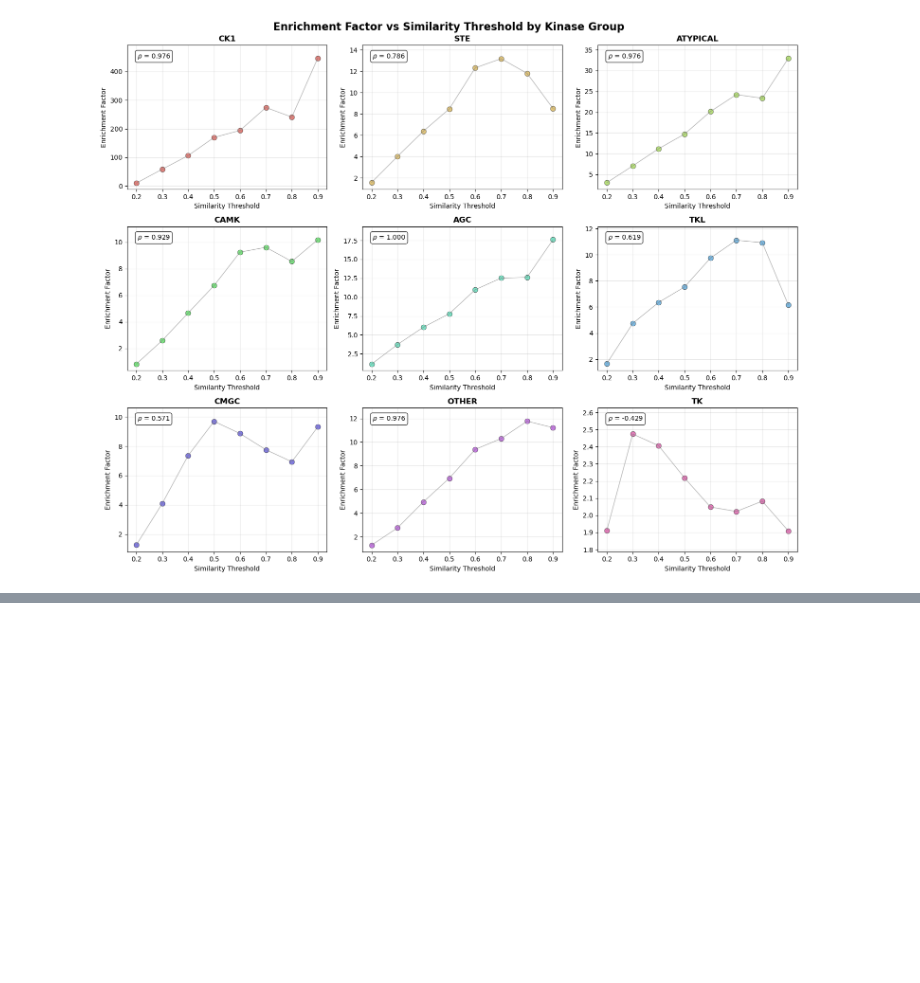
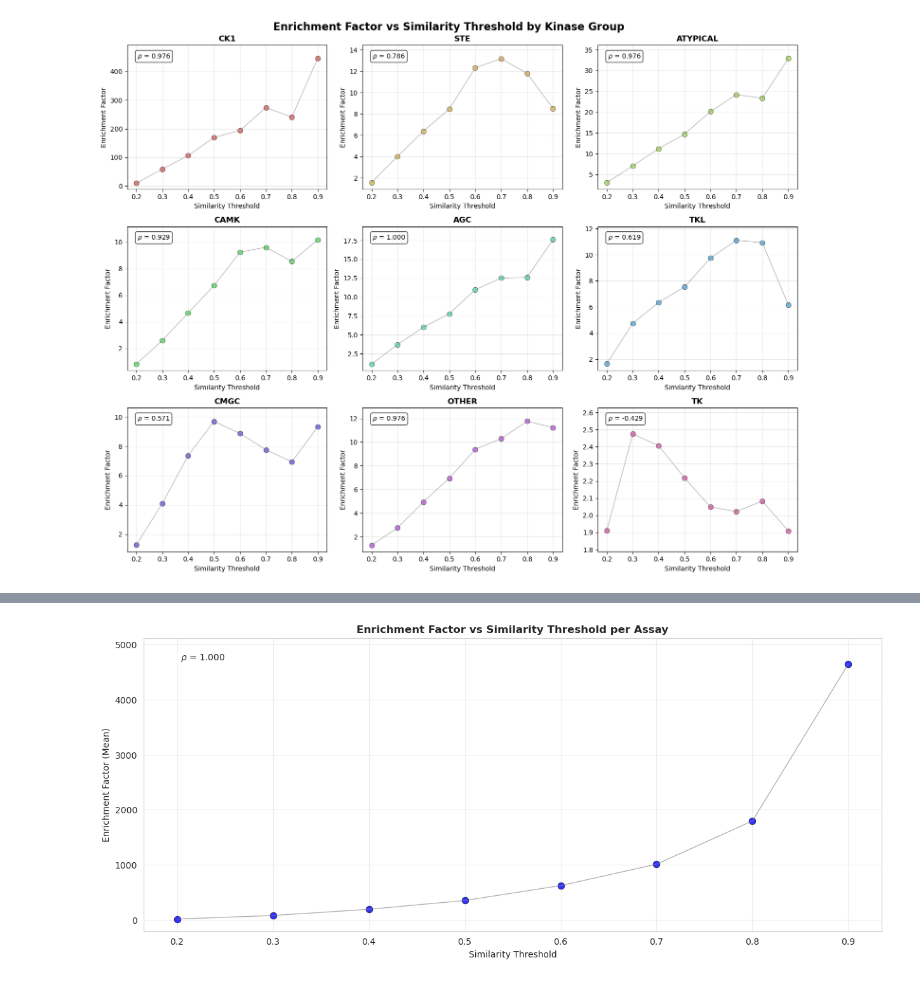
Before and after one commit to Jack-42/ligandActivityAnalysis, a Jupyter notebook: notebooks/ligand_similarity_prob_analysis.ipynb, the cells around one changed output, grey strips where cells are left out. Cells and saved outputs as stored; diff of their text form; code cells hidden in the pictures; blank space fills up the shorter version.

```diff
--- a/notebooks/ligand_similarity_prob_analysis.ipynb
+++ b/notebooks/ligand_similarity_prob_analysis.ipynb
@@ -167,0 +333,3 @@ create_multi_scatter_plots(df, cluster_order)
+# %%
+adf = assay_df_filt.group_by("threshold").agg(pl.col('enrichment_factor').mean().alias('avg_enrichment_factor')).sort("threshold")
+adf
@@ -167,0 +350,15 @@ create_multi_scatter_plots(df, cluster_order)
+# %%
+# TODO: add CI, I think can just calculate percentile interval from data itself
+plot_single_scatter(adf,
+                    "threshold",
+                    "avg_enrichment_factor",
+                    connect_points=True,
+                    ax_title="Enrichment Factor vs Similarity Threshold per Assay",
+                    ax_xlabel="Similarity Threshold",
+                    ax_ylabel="Enrichment Factor (Mean)",
+                    show_all_xticks=True,
+                    show_parity_line=False,
+                    correlation_method="spearman",
+                    color="blue")
+# %% [output]
+[figure, added]
```
Also changed, not shown: parts of 17 cells of this notebook.
